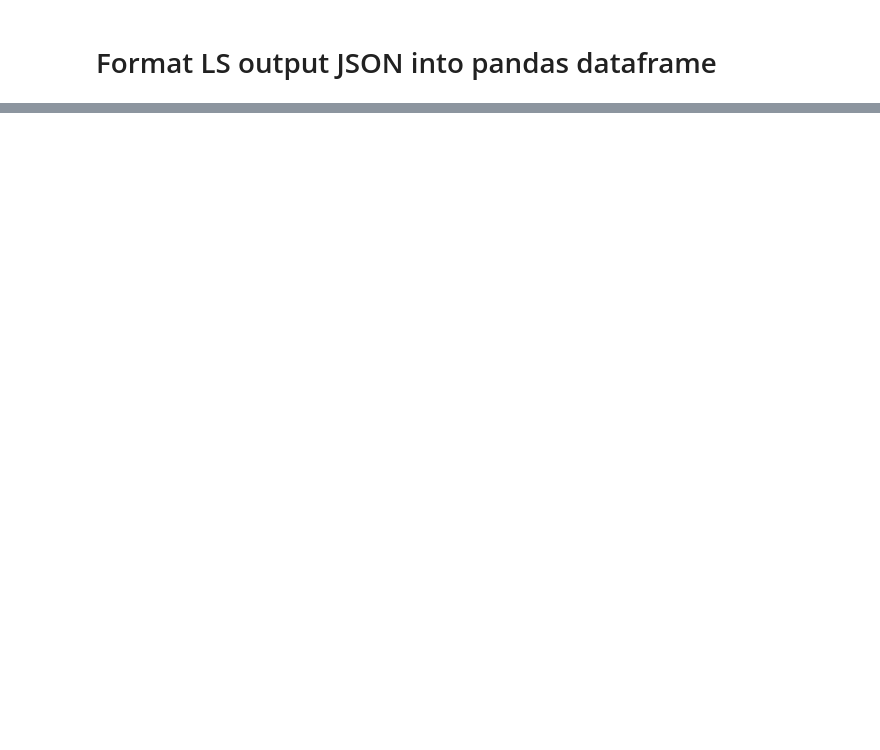
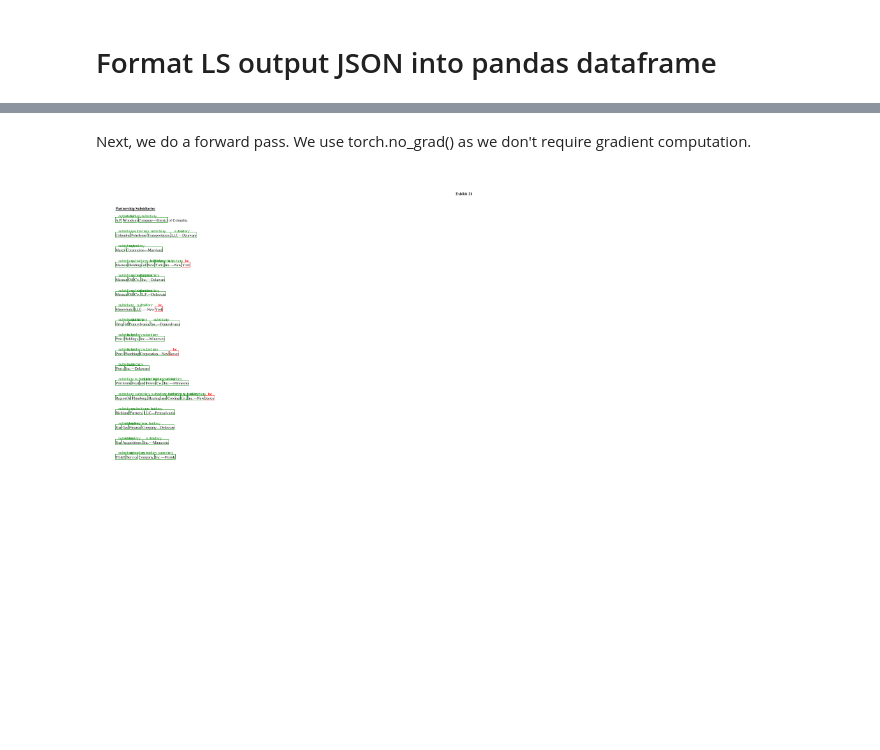
Before and after one commit to catalyst-cooperative/mozilla-sec-eia, a Jupyter notebook: notebooks/07-kl-label-studio-json-creation.ipynb, the cells around one changed output, grey strips where cells are left out. Saved outputs shown, nothing was run; the diff lists cells and outputs as text; code cells hidden in the pictures; blank space fills up the shorter version.

```diff
--- a/notebooks/07-kl-label-studio-json-creation.ipynb
+++ b/notebooks/07-kl-label-studio-json-creation.ipynb
@@ -596,0 +940,5 @@ output_df[output_df.labels.notna()]
+# %%
+encoding["input_ids"] = encoding["input_ids"].to(torch.int64)
+encoding["attention_mask"] = encoding["attention_mask"].to(torch.int64)
+encoding["labels"] = encoding["labels"].to(torch.int64)
+encoding["bbox"] = encoding["bbox"].to(torch.int64)
@@ -596,0 +949,30 @@ output_df[output_df.labels.notna()]
+# %% [markdown]
+Next, we do a forward pass. We use torch.no_grad() as we don't require gradient computation.
+# %%
+with torch.no_grad():
+    outputs = model(**encoding)
+# %%
+logits = outputs.logits
+predictions = logits.argmax(-1).squeeze().tolist()
+labels = encoding.labels.squeeze().tolist()
+# %%
+token_boxes = encoding.bbox.squeeze().tolist()
+width, height = image.size
+
+true_predictions = [model.config.id2label[pred] for pred, label in zip(predictions, labels) if label != - 100]
+true_labels = [model.config.id2label[label] for prediction, label in zip(predictions, labels) if label != -100]
+true_boxes = [unnormalize_box(box, width, height) for box, label in zip(token_boxes, labels) if label != -100]
+# %%
+
+'''
+Draw predictions
+'''
+image = example["image"]
+image = image.convert("RGB")
+
+draw = ImageDraw.Draw(image)
+
+draw_boxes_on_img(true_predictions, true_boxes, draw, image)
+image
+# %% [output]
+[figure, added]
```
Also changed, not shown: parts of 54 cells of this notebook, 1 other file.
